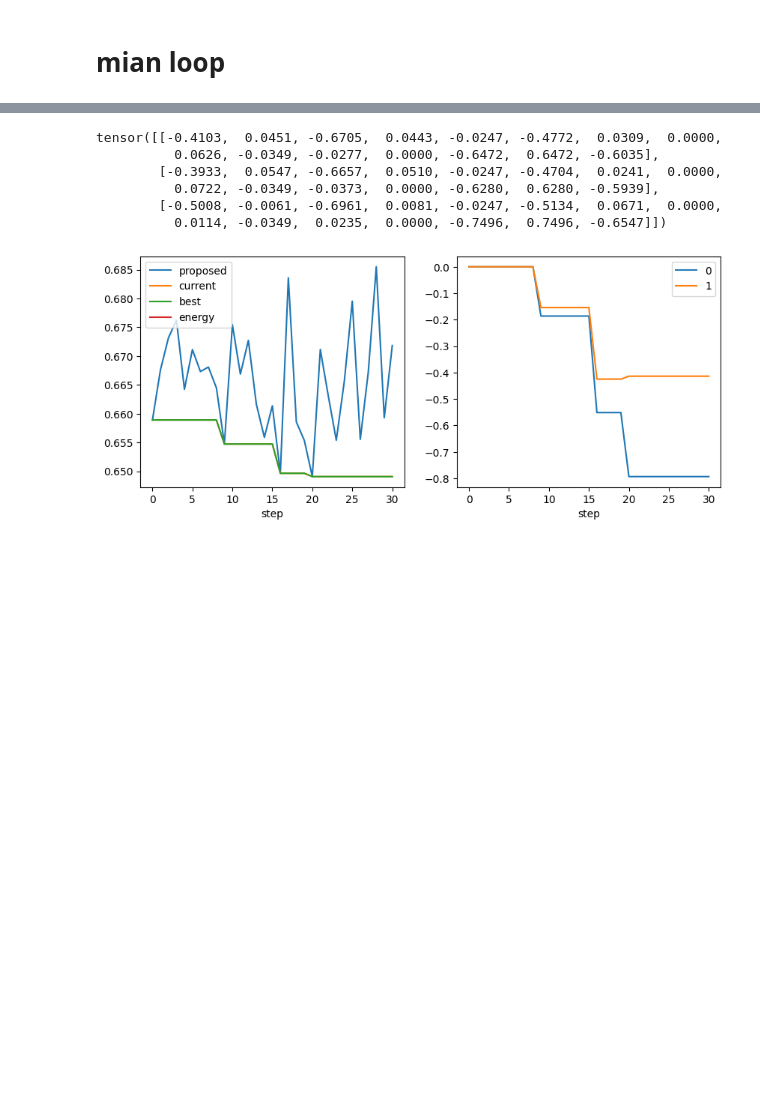
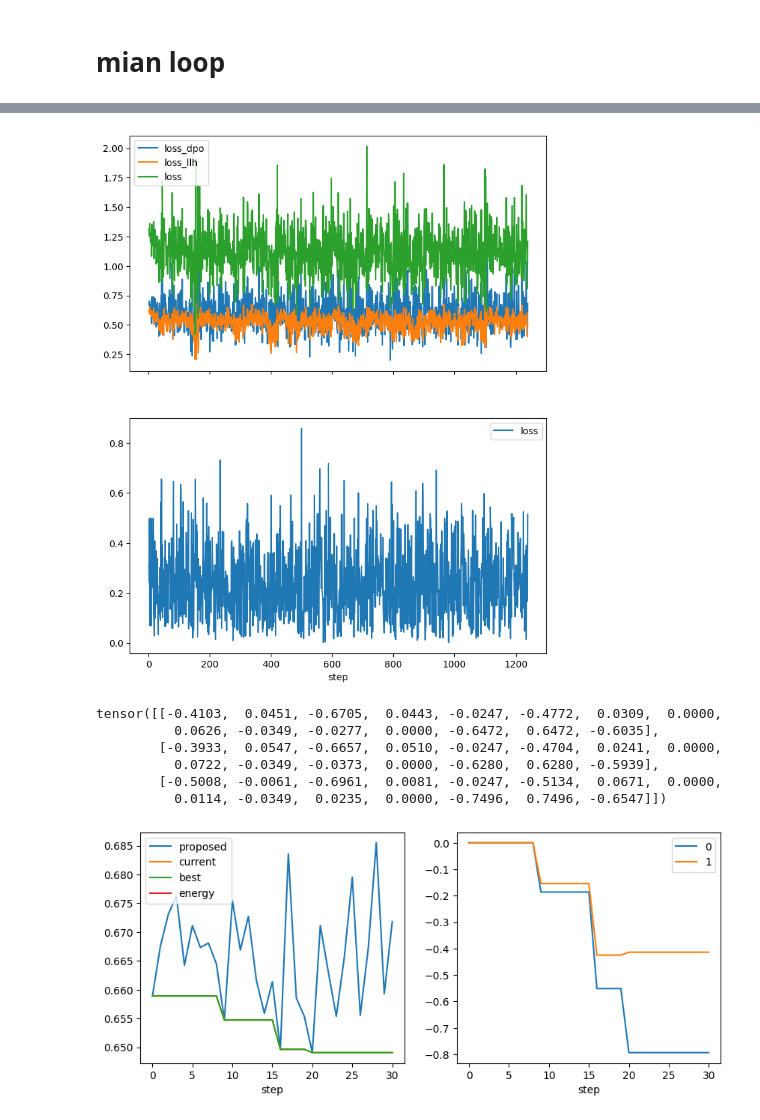
Before and after one commit to loutrebleu/qml, a Jupyter notebook: note/experiments/25.04.10-main3-online-db.ipynb, the cells around one changed output, grey strips where cells are left out. Cells and saved outputs as stored; diff of their text form; code cells hidden in the pictures; blank space fills up the shorter version.

```diff
--- a/note/experiments/25.04.10-main3-online-db.ipynb
+++ b/note/experiments/25.04.10-main3-online-db.ipynb
@@ -121,3 +128,10 @@ np.float64(0.44834657786102006)
+# %%
+
+res, vres = plot_results_on_notebook(logger, vlogger, cf)
+res.to_csv(xt.join(save_dir, "results.csv"))
+vres.to_csv(xt.join(save_dir, "vresults.csv"))
+# %% [output]
+[figure, added]
 # %%
 # save_dir = xt.make_dirs_current_time("note/experiments/results")
 save_dir = 'note/experiments/results/2025.04.11.081434'
```
Also changed, not shown: parts of 3 cells of this notebook, 32 other files.
